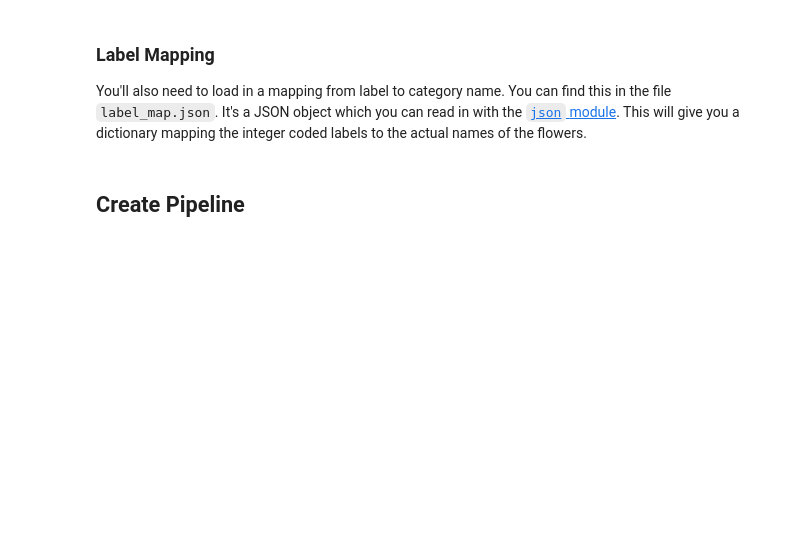
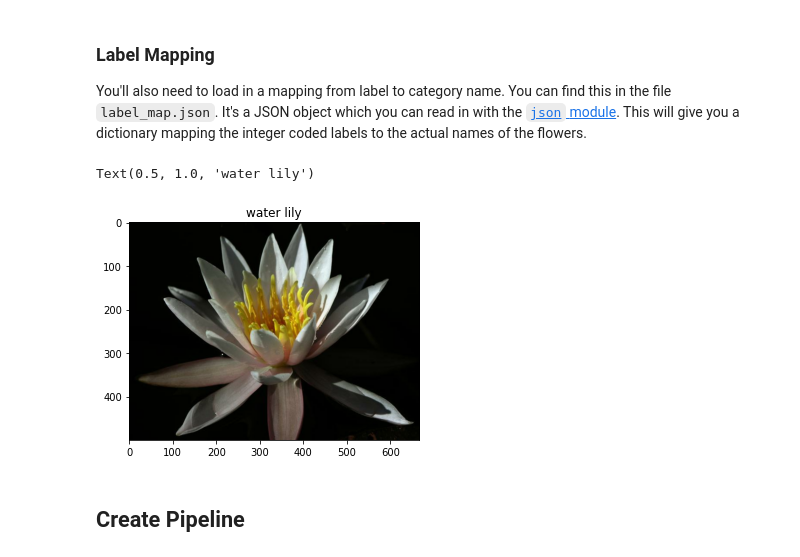
Before and after one commit to Abdulrahman-CS99/Image-Classifier, a Jupyter notebook: Project_Image_Classifier_Project.ipynb, the cells around one changed output. Saved outputs shown, nothing was run; the diff lists cells and outputs as text; code cells hidden in the pictures; blank space fills up the shorter version.

```diff
--- a/Project_Image_Classifier_Project.ipynb
+++ b/Project_Image_Classifier_Project.ipynb
@@ -184,5 +179,10 @@ with open('label_map.json', 'r') as f:
 # %%
 # TODO: Plot 1 image from the training set. Set the title
 # of the plot to the corresponding class name.
+plt.imshow(img)
+plt.title(class_names[str(label+1)])
+# %% [output]
+Text(0.5, 1.0, 'water lily')
+[figure, added]
 # %% [markdown]
 ## Create Pipeline
```
Also changed, not shown: parts of 11 cells of this notebook.
